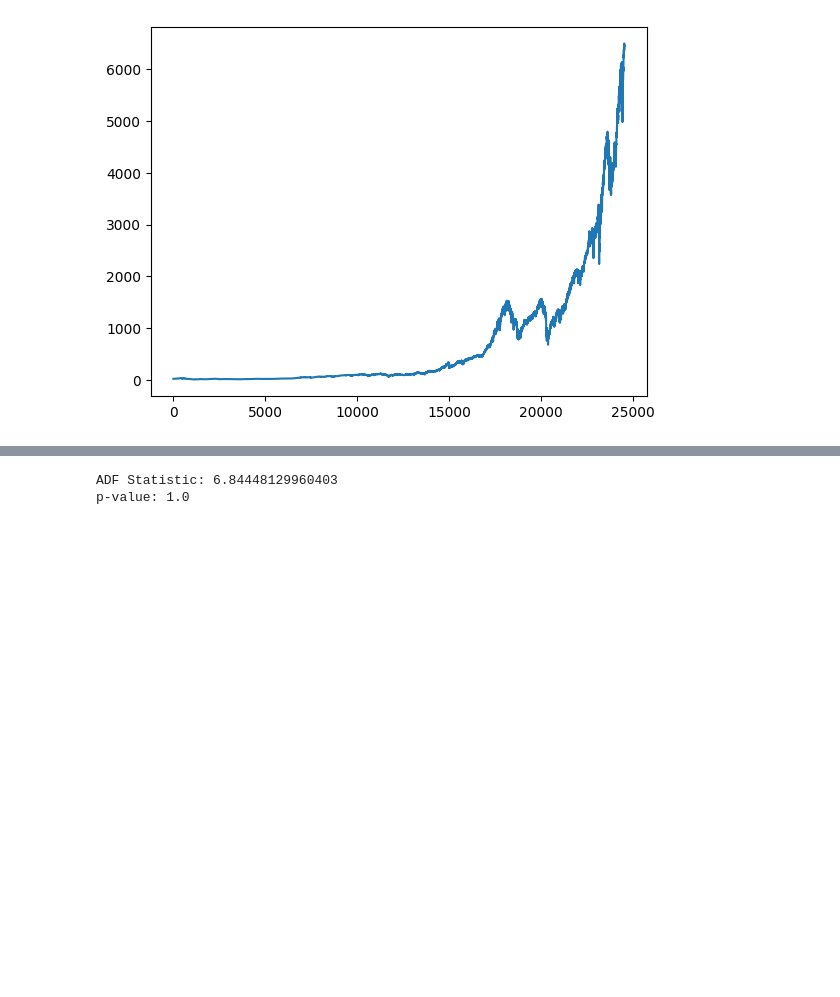
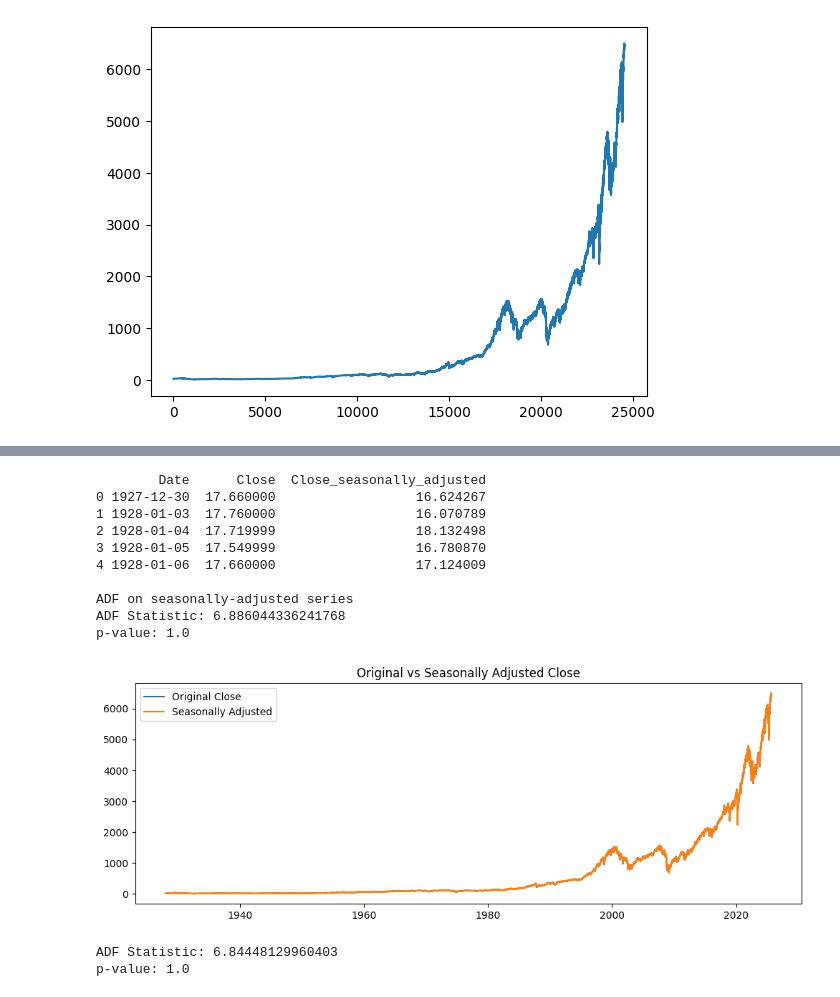
Before and after one commit to Bracckets/DataSci, a Jupyter notebook: SP500/sp500.ipynb, the cells around one changed output, grey strips where cells are left out. Drawn from its saved outputs; the diff is of its cells as text; code cells hidden in the pictures; blank space fills up the shorter version.

```diff
--- a/SP500/sp500.ipynb
+++ b/SP500/sp500.ipynb
@@ -88,2 +132,51 @@ plt.show()
+# %%
+# Remove seasonality from 'Close' and run the ADF test on the seasonally-adjusted series
+from statsmodels.tsa.seasonal import seasonal_decompose
+from statsmodels.tsa.stattools import adfuller
+import matplotlib.pyplot as plt
+
+# Prepare the series (ensure Date is datetime and set as index)
+series = sp500.sort_values('Date').set_index('Date')['Close'].dropna()
+period = 252  # trading days per year
+
+# Recompute decomposition here so this cell is self-contained
+decomp_local = seasonal_decompose(series, model='additive', period=period)
+
+# Seasonally adjusted series = observed - seasonal component
+seasonally_adjusted = (decomp_local.observed - decomp_local.seasonal).dropna()
+
+# Store adjusted values back in the dataframe for convenience (align by Date index)
+sp500 = sp500.set_index('Date')
+sp500['Close_seasonally_adjusted'] = seasonally_adjusted.reindex(sp500.index)
+sp500 = sp500.reset_index()
+
+# Show a quick sample
+print(sp500[['Date', 'Close', 'Close_seasonally_adjusted']].dropna().head())
+
+# Run Augmented Dickey-Fuller test on the seasonally-adjusted series
+result_sa = adfuller(seasonally_adjusted)
+print('\nADF on seasonally-adjusted series')
+print('ADF Statistic:', result_sa[0])
+print('p-value:', result_sa[1])
+
+# Optional: plot original vs seasonally adjusted for visual check
+plt.figure(figsize=(12,4))
+plt.plot(series.index, series.values, label='Original Close')
+plt.plot(seasonally_adjusted.index, seasonally_adjusted.values, label='Seasonally Adjusted')
+plt.legend()
+plt.title('Original vs Seasonally Adjusted Close')
+plt.show()
+# %% [output]
+        Date      Close  Close_seasonally_adjusted
+0 1927-12-30  17.660000                  16.624267
+1 1928-01-03  17.760000                  16.070789
+2 1928-01-04  17.719999                  18.132498
+3 1928-01-05  17.549999                  16.780870
+4 1928-01-06  17.660000                  17.124009
+
+ADF on seasonally-adjusted series
+ADF Statistic: 6.886044336241768
+p-value: 1.0
+[figure, added]
 # %%
 from statsmodels.tsa.stattools import adfuller
```
Also changed, not shown: parts of 12 cells of this notebook, 2 other files.
